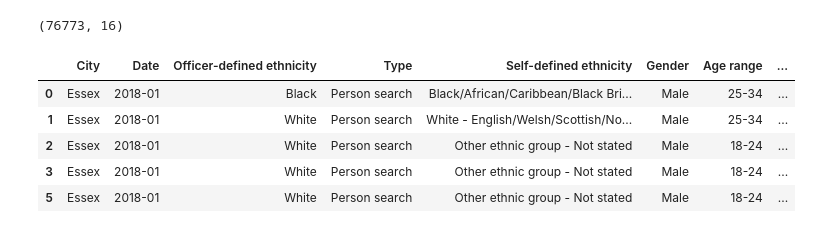
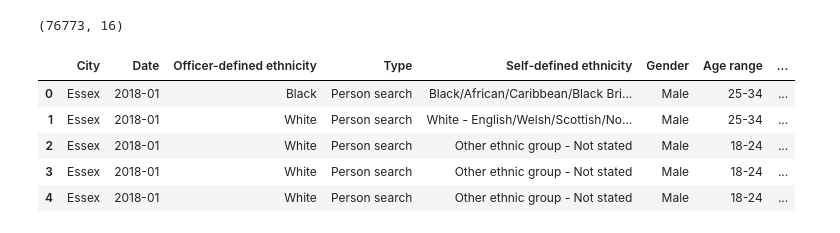
Before and after one commit to ah20776/CE888---Assignment, a Jupyter notebook: Ethnicity in UK Policing/bias.ipynb, the cells around one changed output. Saved outputs shown, nothing was run; the diff lists cells and outputs as text; code cells hidden in the pictures.

```diff
--- a/Ethnicity in UK Policing/bias.ipynb
+++ b/Ethnicity in UK Policing/bias.ipynb
@@ -288,12 +288,13 @@ df.shape
 # %%
 #Getting subset
 sort = df[['City','Date','Officer-defined ethnicity','Type','Self-defined ethnicity','Gender','Age range','Removal of more than just outer clothing','Outcome']]
 data = sort.dropna()
+data = data.reset_index(drop=True)
 data.head()
 # %% [output]
 |  | City | Date | Officer-defined ethnicity | Type | Self-defined ethnicity | Gender | Age range | ... |
 | 0 | Essex | 2018-01 | Black | Person search | Black/African/Caribbean/Black Bri... | Male | 25-34 | ... |
 | 1 | Essex | 2018-01 | White | Person search | White - English/Welsh/Scottish/No... | Male | 25-34 | ... |
 | 2 | Essex | 2018-01 | White | Person search | Other ethnic group - Not stated | Male | 18-24 | ... |
 | 3 | Essex | 2018-01 | White | Person search | Other ethnic group - Not stated | Male | 18-24 | ... |
-| 5 | Essex | 2018-01 | White | Person search | Other ethnic group - Not stated | Male | 18-24 | ... |
+| 4 | Essex | 2018-01 | White | Person search | Other ethnic group - Not stated | Male | 18-24 | ... |
```
